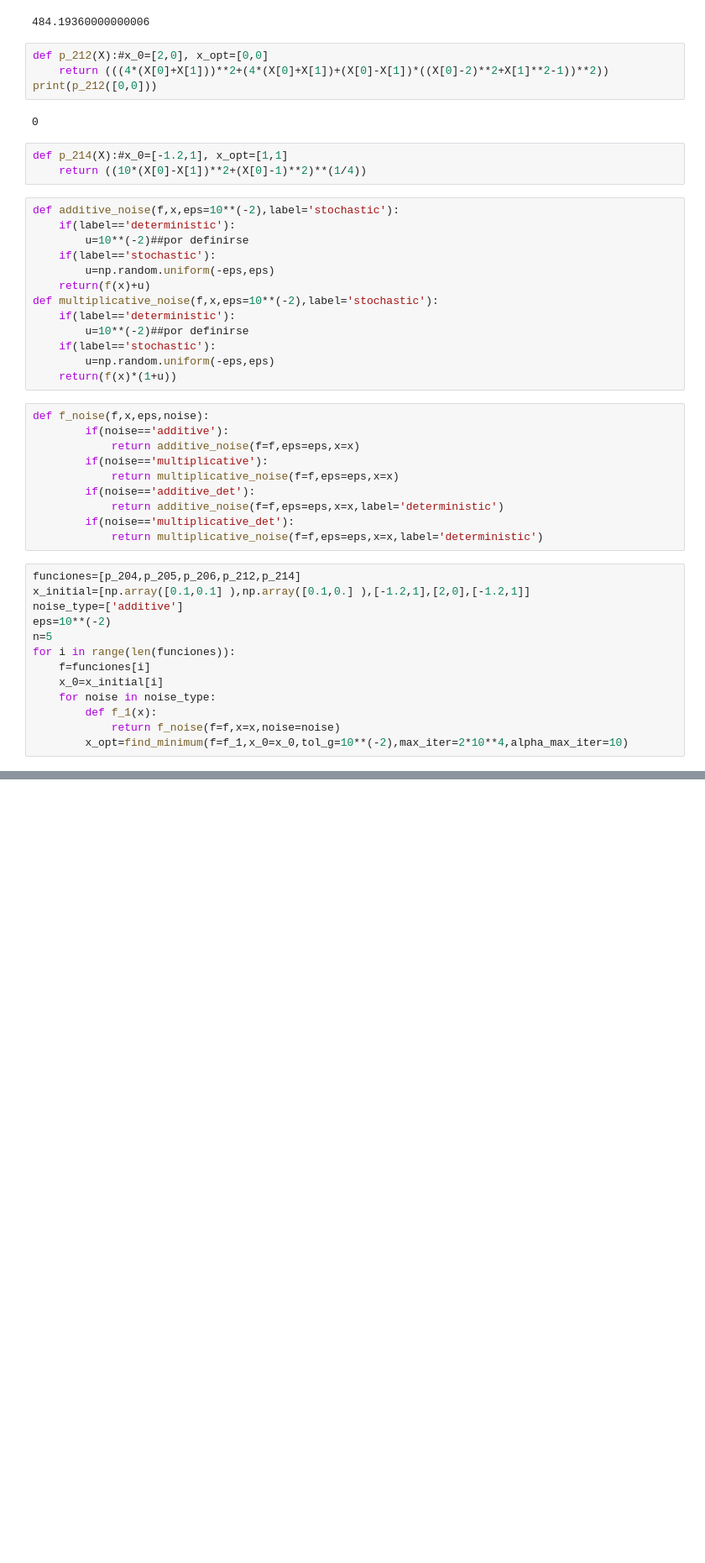
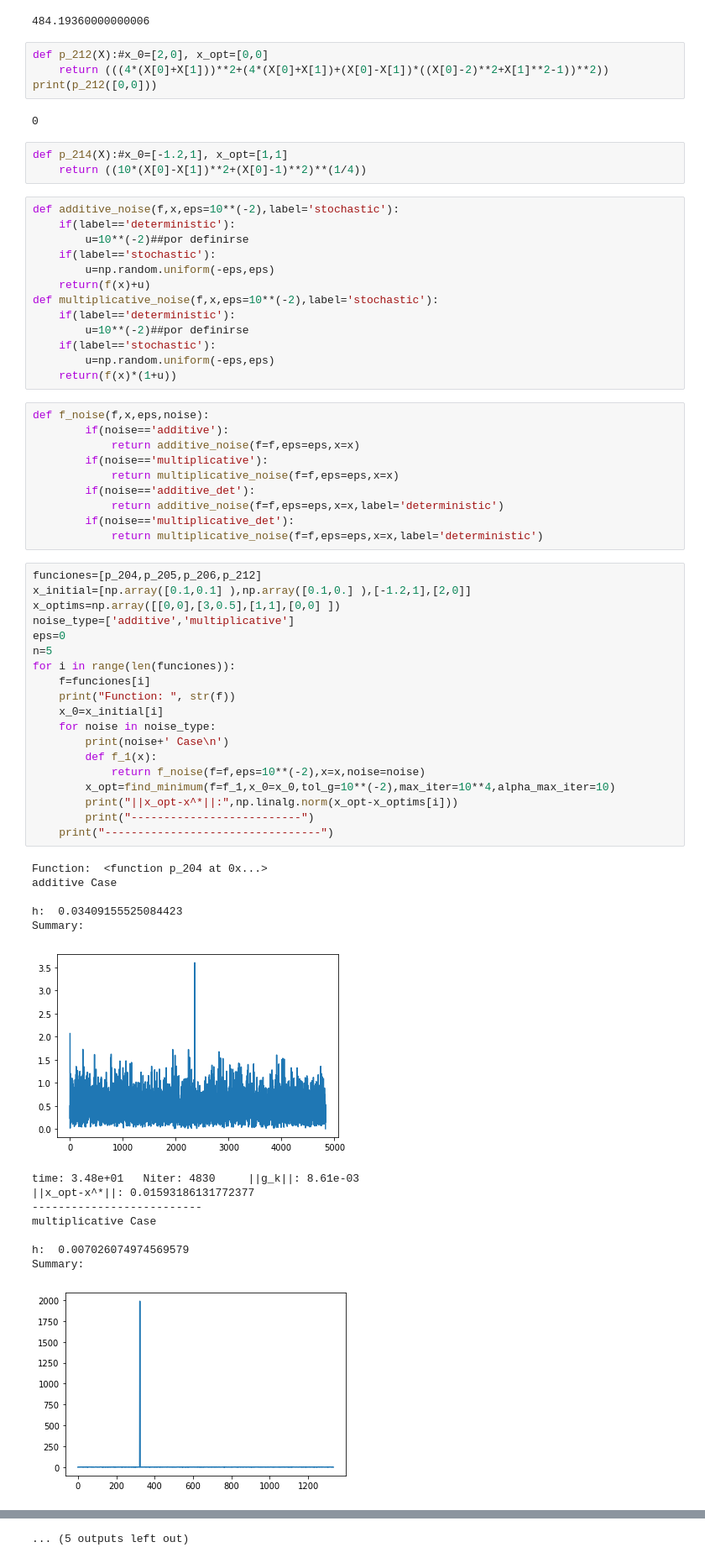
Before and after one commit to JairEsc/Mat_Apl, a Jupyter notebook: Opt_Proyecto_derivative_free.ipynb, the cells around one changed output, grey strips where cells are left out. Shown at 84% size. Drawn from its saved outputs; the diff is of its cells as text; blank space fills up the shorter version.

```diff
--- a/Opt_Proyecto_derivative_free.ipynb
+++ b/Opt_Proyecto_derivative_free.ipynb
@@ -424,15 +436,36 @@ def f_noise(f,x,eps,noise):
         if(noise=='multiplicative_det'):
             return multiplicative_noise(f=f,eps=eps,x=x,label='deterministic')
 # %%
-funciones=[p_204,p_205,p_206,p_212,p_214]
-x_initial=[np.array([0.1,0.1] ),np.array([0.1,0.] ),[-1.2,1],[2,0],[-1.2,1]]
-noise_type=['additive']
-eps=10**(-2)
+funciones=[p_204,p_205,p_206,p_212]
+x_initial=[np.array([0.1,0.1] ),np.array([0.1,0.] ),[-1.2,1],[2,0]]
+x_optims=np.array([[0,0],[3,0.5],[1,1],[0,0] ])
+noise_type=['additive','multiplicative']
+eps=0
 n=5
 for i in range(len(funciones)):
     f=funciones[i]
+    print("Function: ", str(f))
     x_0=x_initial[i]
     for noise in noise_type:
+        print(noise+' Case\n')
         def f_1(x):
-            return f_noise(f=f,x=x,noise=noise)
-        x_opt=find_minimum(f=f_1,x_0=x_0,tol_g=10**(-2),max_iter=2*10**4,alpha_max_iter=10)
+            return f_noise(f=f,eps=10**(-2),x=x,noise=noise)
+        x_opt=find_minimum(f=f_1,x_0=x_0,tol_g=10**(-2),max_iter=10**4,alpha_max_iter=10)
+        print("||x_opt-x^*||:",np.linalg.norm(x_opt-x_optims[i]))
+        print("--------------------------")
+    print("---------------------------------")
+# %% [output]
+Function:  <function p_204 at 0x...>
+additive Case
+
+h:  0.03409155525084423
+Summary:
+[figure, added]
+time: 3.48e+01   Niter: 4830     ||g_k||: 8.61e-03
+||x_opt-x^*||: 0.01593186131772377
+--------------------------
+multiplicative Case
+
+h:  0.007026074974569579
+Summary:
+[figure, added]
@@ -438,0 +508 @@ for i in range(len(funciones)):
+... (5 outputs left out)
```
Also changed, not shown: parts of 6 cells of this notebook.
